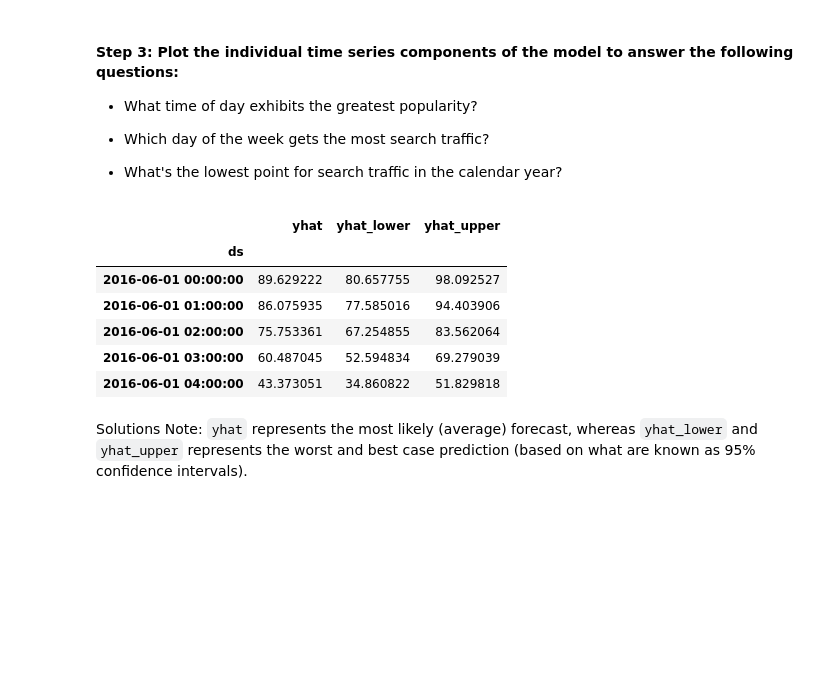
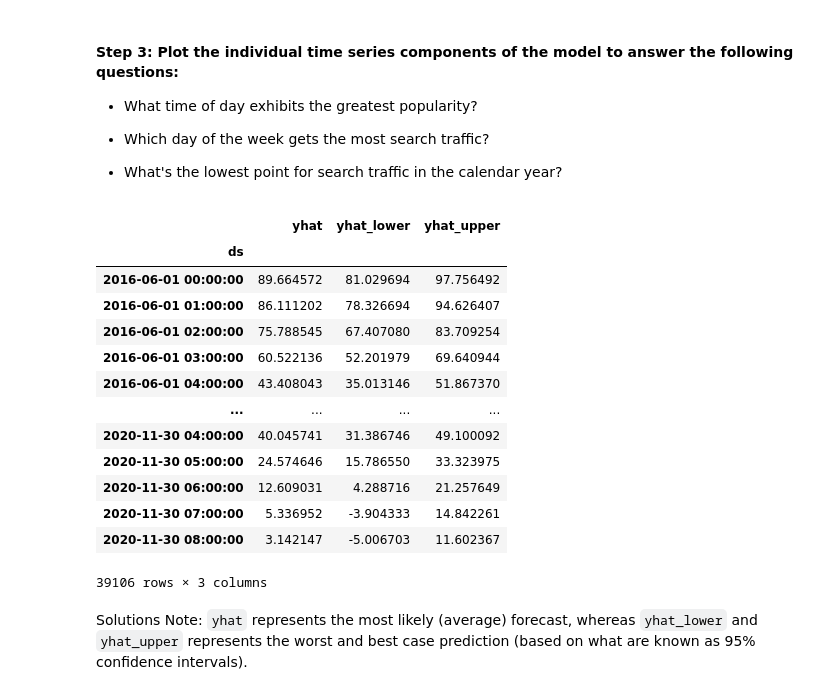
Before and after one commit to manparmo/prophet-challenge, a Jupyter notebook: forecasting_net_prophet.ipynb, the cells around one changed output. Saved outputs shown, nothing was run; the diff lists cells and outputs as text; code cells hidden in the pictures; blank space fills up the shorter version.

```diff
--- a/forecasting_net_prophet.ipynb
+++ b/forecasting_net_prophet.ipynb
@@ -492,9 +483,10 @@ INFO:cmdstanpy:Chain [1] done processing
 # %%
 # Create a future dataframe to hold predictions
 # Make the prediction go out as far as 2000 hours (approx 80 days)
-
+future = model.make_future_dataframe(periods=2000, freq='H')
 
 # View the last five rows of the future_mercado_trends DataFrame
+future.tail()
 # %% [output]
 |  | ds |
 | 39101 | 2020-11-30 04:00:00 |
@@ -504,8 +496,9 @@ INFO:cmdstanpy:Chain [1] done processing
 | 39105 | 2020-11-30 08:00:00 |
 # %%
 # Make the predictions for the trend data using the future_mercado_trends DataFrame
-
+forecast = model.predict(future)
 
 # Display the first five rows of the forecast_mercado_trends DataFrame
+forecast.head()
 # %% [output]
 |  | ds | trend | yhat_lower | yhat_upper | trend_lower | trend_upper | additive_terms | ... |
@@ -538,17 +531,25 @@ INFO:cmdstanpy:Chain [1] done processing
 * What's the lowest point for search traffic in the calendar year?
 # %%
 # Set the index in the forecast_mercado_trends DataFrame to the ds datetime column
+forecast = forecast.set_index("ds")
 
-
-# View the only the yhat,yhat_lower and yhat_upper columns from the DataFrame
+# View the only the yhat,yhat_lower and yhat_lower columns from the DataFrame
+forecast[['yhat','yhat_lower','yhat_upper']]
 # %% [output]
 |  | yhat | yhat_lower | yhat_upper |
 | ds |  |  |  |
-| 2016-06-01 00:00:00 | 89.629222 | 80.657755 | 98.092527 |
-| 2016-06-01 01:00:00 | 86.075935 | 77.585016 | 94.403906 |
-| 2016-06-01 02:00:00 | 75.753361 | 67.254855 | 83.562064 |
-| 2016-06-01 03:00:00 | 60.487045 | 52.594834 | 69.279039 |
-| 2016-06-01 04:00:00 | 43.373051 | 34.860822 | 51.829818 |
+| 2016-06-01 00:00:00 | 89.664572 | 81.029694 | 97.756492 |
+| 2016-06-01 01:00:00 | 86.111202 | 78.326694 | 94.626407 |
+| 2016-06-01 02:00:00 | 75.788545 | 67.407080 | 83.709254 |
+| 2016-06-01 03:00:00 | 60.522136 | 52.201979 | 69.640944 |
+| 2016-06-01 04:00:00 | 43.408043 | 35.013146 | 51.867370 |
+| ... | ... | ... | ... |
+| 2020-11-30 04:00:00 | 40.045741 | 31.386746 | 49.100092 |
+| 2020-11-30 05:00:00 | 24.574646 | 15.786550 | 33.323975 |
+| 2020-11-30 06:00:00 | 12.609031 | 4.288716 | 21.257649 |
+| 2020-11-30 07:00:00 | 5.336952 | -3.904333 | 14.842261 |
+| 2020-11-30 08:00:00 | 3.142147 | -5.006703 | 11.602367 |
+39106 rows × 3 columns
 # %% [markdown]
 Solutions Note: `yhat` represents the most likely (average) forecast, whereas `yhat_lower` and `yhat_upper` represents the worst and best case prediction (based on what are known as 95% confidence intervals).
 # %%
```
Also changed, not shown: parts of 11 cells of this notebook.
